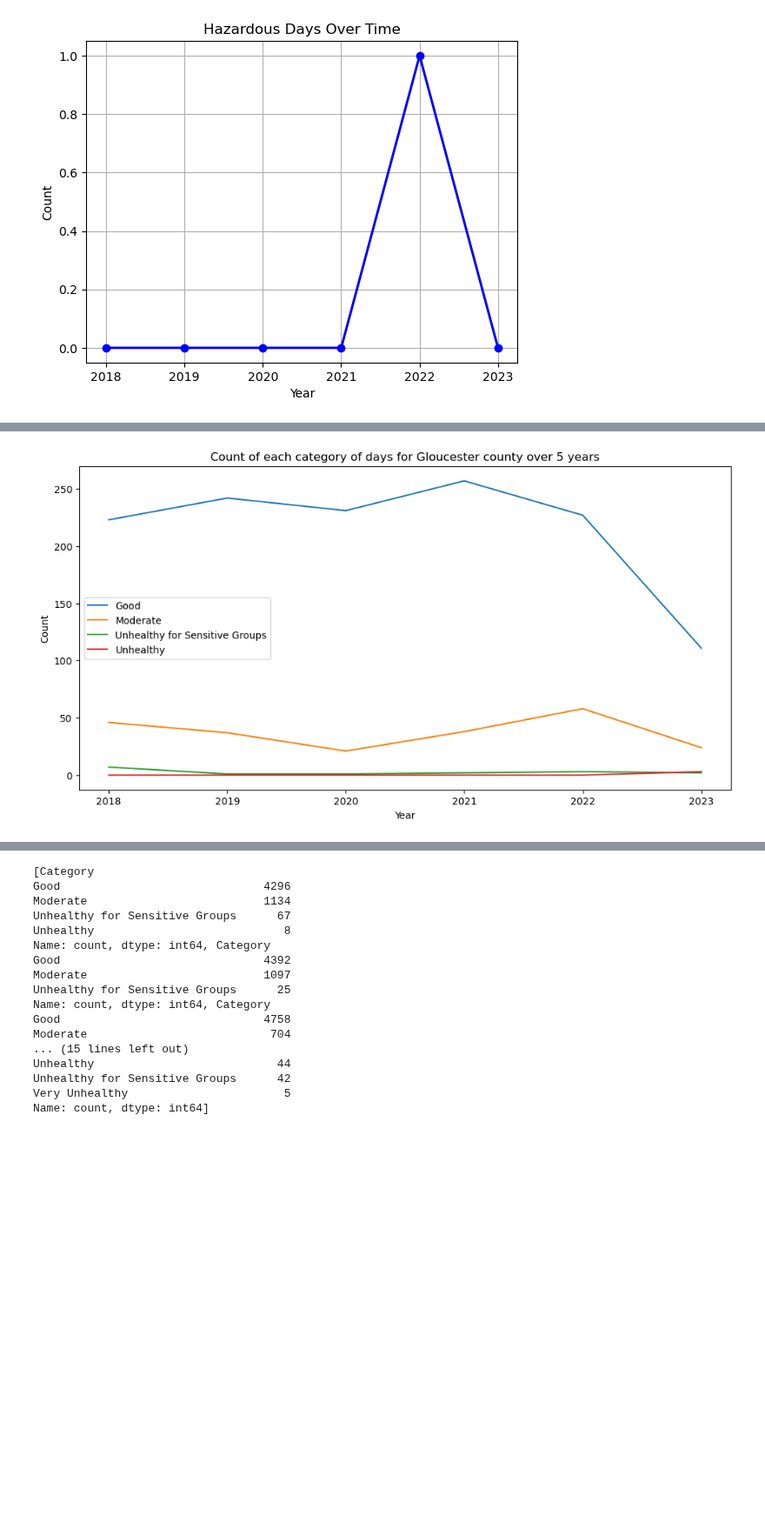
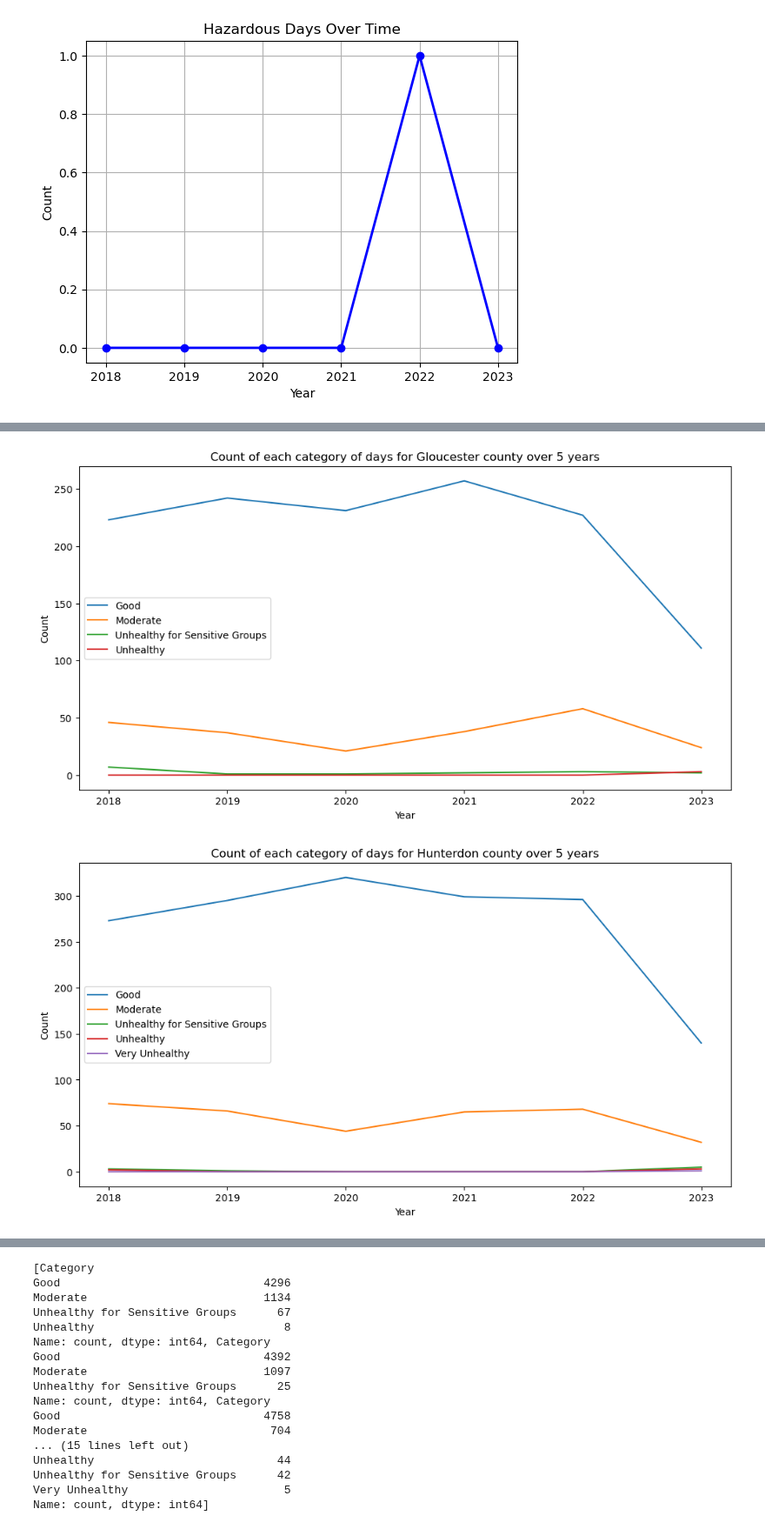
Before and after one commit to emilyclairevoyant/data-questers, a Jupyter notebook: Years2018-2023_piecharts.ipynb, the cells around one changed output, grey strips where cells are left out. Shown at 87% size. Saved outputs shown, nothing was run; the diff lists cells and outputs as text; code cells hidden in the pictures; blank space fills up the shorter version.

Commit message:
did all counties

```diff
--- a/Years2018-2023_piecharts.ipynb
+++ b/Years2018-2023_piecharts.ipynb
@@ -335,30 +335,76 @@ for category in categories3:
     categories_count3 = []
     for year in years:
         count3 = combined_df[(combined_df['county Name'] == 'Camden') & (combined_df['Category'] == category) & (combined_df['year'] == year)].shape[0]
         categories_count3.append(count3)
     plt.plot(years, categories_count3, label=category)
 plt.legend()
 plt.xlabel('Year')
 plt.ylabel('Count')
 plt.title('Count of each category of days for Camden county over 5 years')
 plt.show()
 
 # Plotting count of each category of days for Gloucester county over 5 years
 plt.figure(figsize=(12, 6))
 categories4 = combined_df[combined_df['county Name'] == 'Gloucester']['Category'].unique()
 for category in categories4:
     categories_count4 = []
     for year in years:
         count4 = combined_df[(combined_df['county Name'] == 'Gloucester') & (combined_df['Category'] == category) & (combined_df['year'] == year)].shape[0]
         categories_count4.append(count4)
     plt.plot(years, categories_count4, label=category)
 plt.legend()
 plt.xlabel('Year')
 plt.ylabel('Count')
 plt.title('Count of each category of days for Gloucester county over 5 years')
 plt.show()
+
+# Plotting count of each category of days for Hunterdon county over 5 years
+plt.figure(figsize=(12, 6))
+categories5 = combined_df[combined_df['county Name'] == 'Hunterdon']['Category'].unique()
+for category in categories5:
+    categories_count5 = []
+    for year in years:
+        count5 = combined_df[(combined_df['county Name'] == 'Hunterdon') & (combined_df['Category'] == category) & (combined_df['year'] == year)].shape[0]
+        categories_count5.append(count5)
+    plt.plot(years, categories_count5, label=category)
+plt.legend()
+plt.xlabel('Year')
+plt.ylabel('Count')
+plt.title('Count of each category of days for Hunterdon county over 5 years')
+plt.show()
+
+# Plotting count of each category of days for Middlesex county over 5 years
+plt.figure(figsize=(12, 6))
+categories6 = combined_df[combined_df['county Name'] == 'Middlesex']['Category'].unique()
+for category in categories6:
+    categories_count6 = []
+    for year in years:
+        count6 = combined_df[(combined_df['county Name'] == 'Middlesex') & (combined_df['Category'] == category) & (combined_df['year'] == year)].shape[0]
+        categories_count6.append(count6)
+    plt.plot(years, categories_count6, label=category)
+plt.legend()
+plt.xlabel('Year')
+plt.ylabel('Count')
+plt.title('Count of each category of days for Middlesex county over 5 years')
+plt.show()
+
+# Plotting count of each category of days for Mercer county over 5 years
+plt.figure(figsize=(12, 6))
+categories7 = combined_df[combined_df['county Name'] == 'Mercer']['Category'].unique()
+for category in categories7:
+    categories_count7 = []
+    for year in years:
+        count7 = combined_df[(combined_df['county Name'] == 'Mercer') & (combined_df['Category'] == category) & (combined_df['year'] == year)].shape[0]
+        categories_count7.append(count7)
+    plt.plot(years, categories_count7, label=category)
+plt.legend()
+plt.xlabel('Year')
+plt.ylabel('Count')
+plt.title('Count of each category of days for Mercer county over 5 years')
+plt.show()
 # %% [output]
 [figure]
 [figure]
 [figure]
 [figure]
+[figure, added]
```
Also changed, not shown: parts of 1 cell of this notebook.
